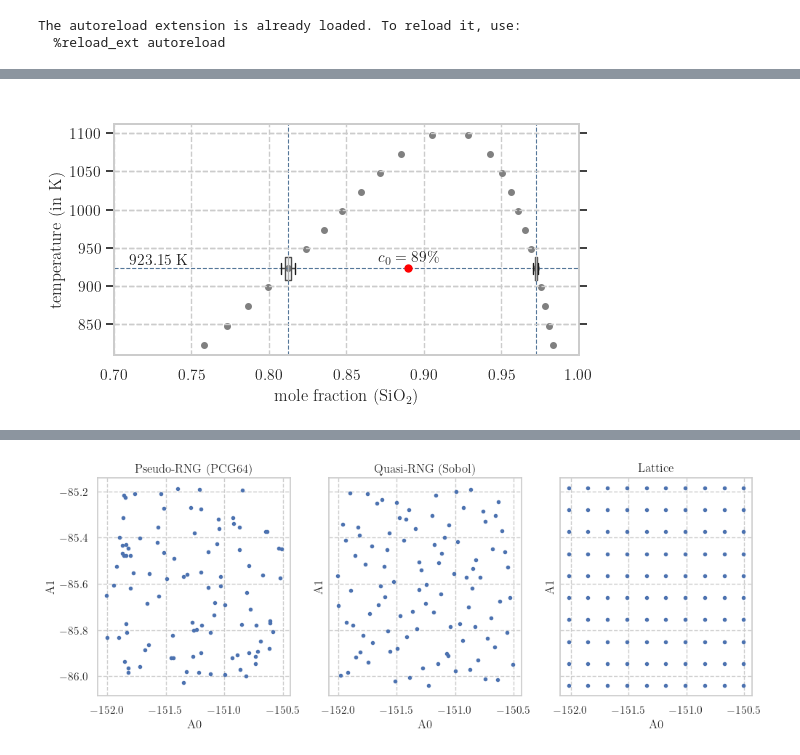
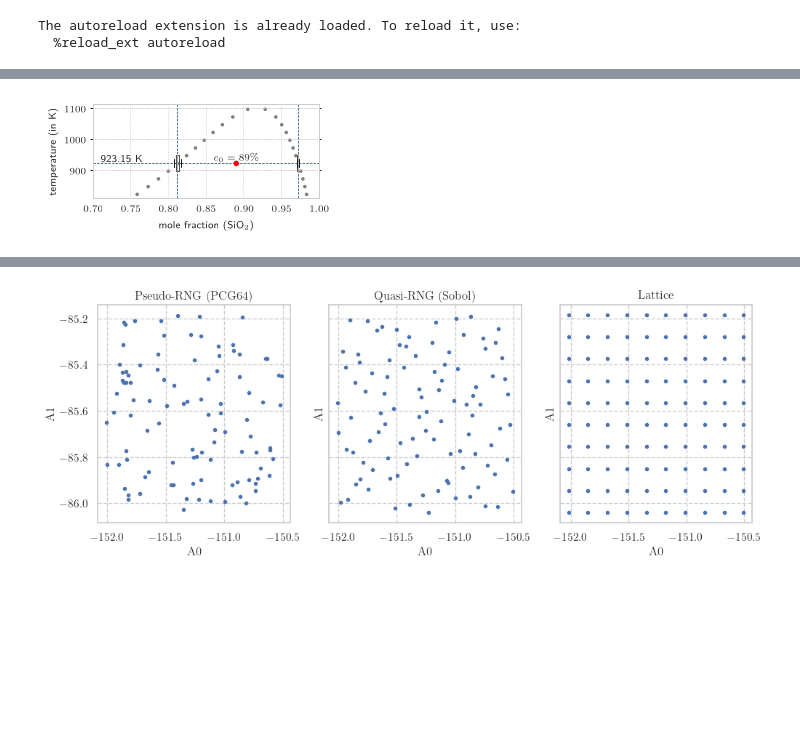
Before and after one commit to uncertaintyhub/chsimpy-artifact, a Jupyter notebook: paper.ipynb, the cells around one changed output, grey strips where cells are left out. Saved outputs shown, nothing was run; the diff lists cells and outputs as text; code cells hidden in the pictures; blank space fills up the shorter version.

```diff
--- a/paper.ipynb
+++ b/paper.ipynb
@@ -79,11 +100,12 @@ yslabel = '$\mid \widetilde{s}_A - \widetilde{s}_B\mid$'
 color1 = '#b72300'  # https://venngage.com/tools/accessible-color-palette-generator
 color2 = '#1005af'
 color3 = '#00581a'
-msize = 2 # markersize
+msize = 0.8 # markersize
 m1 = 'o' # marker symbol
 m2 = '.'
 lls='' # '-'
 llw=0.5
+cwidth=0.95*222/72.27 # latex column width in inch
 # %%
 Asrc='uniform'
 seed=2023
@@ -132,11 +147,13 @@ dfagg = dfraw.loc[:, dfraw.columns != 'id'].describe()
 dfagg.loc['cv'] = dfagg.loc['std'] / dfagg.loc['mean']
 dfagg = dfagg.T
 dfagg = dfagg.astype({"count":"int"})
+dfagg.cv = np.abs(dfagg.cv)
 
 dfagg2 = dfraw2.loc[:, dfraw2.columns != 'id'].describe()
 dfagg2.loc['cv'] = dfagg2.loc['std'] / dfagg2.loc['mean']
 dfagg2 = dfagg2.T
 dfagg2 = dfagg2.astype({"count":"int"})
+dfagg2.cv = np.abs(dfagg2.cv)
 
 sysinfo = pd.read_csv(sysinfofile, quotechar="'", skipinitialspace=True, index_col='key', names=['key','value'])
 count = int(dfagg['count']['A0'])
@@ -441,38 +439,38 @@ matplotlib.pyplot.close()
 # %%
 yoffset = 1.005
 # temperature ca cb points
-fig, axs = plt.subplots(nrows=1, ncols=1, figsize=(6, 3))
+fig, axs = plt.subplots(nrows=1, ncols=1, figsize=(cwidth, 2.5*cwidth/6))
 #
 # nrow, ncol, index
-axs.plot((ca,cb), (Ts,Ts), 'o', ms=4, color='0.5')
-axs.axvline(x=ca_mean, ls='dashed', lw=0.8, color='#557799')
-axs.axvline(x=cb_mean, ls='dashed', lw=0.8, color='#557799')
-axs.axhline(T0, ls='dashed', lw=0.8, color='#557799')
-axs.plot((u0), (T0), 'o', ms=5, color='red')
+axs.plot((ca,cb), (Ts,Ts), 'o', ms=2*msize, color='0.5')
+axs.axvline(x=ca_mean, ls='dashed', lw=0.5, color='#557799')
+axs.axvline(x=cb_mean, ls='dashed', lw=0.5, color='#557799')
+axs.axhline(T0, ls='dashed', lw=0.5, color='#557799')
+axs.plot((u0), (T0), 'o', ms=3, color='red')
 axs.set_xlim((0.7, 1.0))
 
 ax2 = axs.twinx()
-dfraw[['cb','ca']].boxplot(ax=ax2, labels=None, positions=[T0, T0], vert=False, widths=(30, 30), showfliers=True)
+dfraw[['cb','ca']].boxplot(ax=ax2, labels=None, positions=[T0, T0], vert=False, widths=(50, 50), showfliers=True)
 ax2.set_ylabel('')
 ax2.set_yticks(axs.get_yticks())
 ax2.set_ylim(axs.get_ylim())
 #ax2.yaxis.set_ticklabels([])
 
 axs.set_xlabel('mole fraction (SiO$_2$)')
 axs.set_ylabel('temperature (in K)')
 axs.text(u0, yoffset*T0, f"$c_0={round(89,1)}\%$",
          usetex = True,
          horizontalalignment='center',
          verticalalignment='bottom')
 axs.text(0.71, yoffset*T0, f"{T0} K")
 #axs.set_title('Theoretical and simulated miscibility gaps')
-axs.set_title(' ')
+#axs.set_title(' ')
 
 plt.savefig('tex/pictures/fig_miscibility_gaps'+fext, dpi=1000, bbox_inches='tight', pad_inches=0)
 display(fig)
 matplotlib.pyplot.close()
 # %% [output]
-[figure, old version]
+[figure, new version]
 # %%
 R = 0.0083144626181532
 B = 12.81
```
Also changed, not shown: parts of 8 cells of this notebook, 11 other files.
